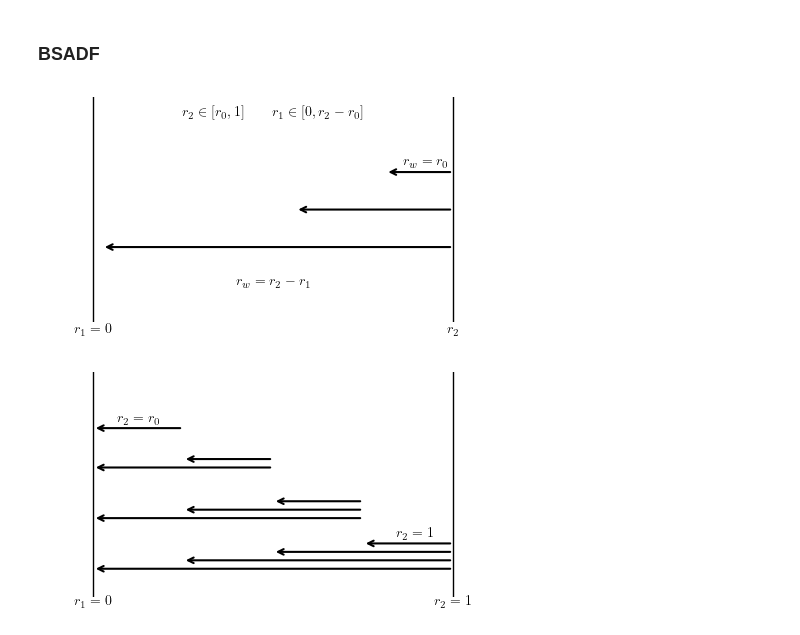
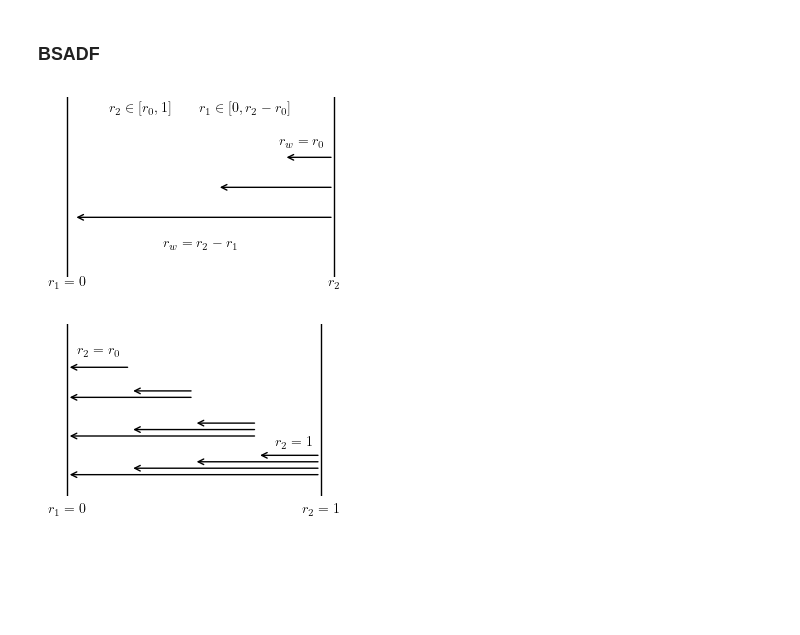
Before and after one commit to emilfriis/Bachelor, a Jupyter notebook: theoretical/methodology_diagrams.ipynb, the cells around one changed output. Drawn from its saved outputs; the diff is of its cells as text; code cells hidden in the pictures; blank space fills up the shorter version.

Commit message:
rettet figurer

```diff
--- a/theoretical/methodology_diagrams.ipynb
+++ b/theoretical/methodology_diagrams.ipynb
@@ -13,21 +13,18 @@ import matplotlib.pyplot as plt
 plt.rcParams['text.usetex'] = True
 plt.rcParams['font.family'] = 'serif'
 
-fig, ax = plt.subplots(figsize=(5, 3))
+fig, ax = plt.subplots(figsize=(3,2), constrained_layout=True)
 
-# Make axes fill more of the figure (less white space)
-plt.subplots_adjust(left=0.05, right=0.95, top=0.9, bottom=0.15)
+# Positions
+x_left = 1
+x_right = 9
 
-# Limits
-ax.set_xlim(0, 10)
+# Tight horizontal limits around the actual drawing area
+ax.set_xlim(x_left - 0.15, x_right + 0.15)
 ax.set_ylim(0, 6)
 
 # Remove axes
 ax.axis('off')
-
-# Positions
-x_left = 1
-x_right = 9
 
 # Draw vertical axes
 ax.plot([x_left, x_left], [0, 6], color='black', linewidth=1)
@@ -39,66 +36,62 @@ ax.text(x_right, -0.3, r"$r_2$", ha='center')
 
 # Top annotation
 ax.text(5, 5.5, r"$r_2 \in [r_0,1] \qquad r_1 \in [0, r_2 - r_0]$", ha='center')
 
 # Window positions (short → long)
 y_positions = [4, 3, 2]
 
 # Make longest window almost axis-to-axis
 starts = [7.5, 5.5, x_left + 0.2]
 
 # Draw arrows
 for y, start in zip(y_positions, starts):
     ax.annotate(
         "",
         xy=(start, y),
         xytext=(x_right, y),
-        arrowprops=dict(arrowstyle="->", color='black', linewidth=1.5)
+        arrowprops=dict(arrowstyle="->", color='black', linewidth=1)
     )
 
 # Label for shortest window (r_w = r_0)
 short_start = starts[0]
 short_end = x_right
 short_mid = (short_start + short_end) / 2
 
-ax.text(short_mid + 0.15, y_positions[0] + 0.2, r"$r_w = r_0$", ha='center')
+ax.text(short_mid - 0.2, y_positions[0] + 0.4, r"$r_w = r_0$", ha='center')
 
 # General window length label
 ax.text(5, 1, r"$r_w = r_2 - r_1$", ha='center')
 
 # Save
-plt.savefig("figures/bsadf_single_illustration.pdf", bbox_inches="tight")
-
+plt.savefig("figures/bsadf_single_illustration.pdf", bbox_inches="tight", pad_inches=0.02)
 plt.show()
 # %% [output]
-[figure, old version]
+[figure, new version]
 # %%
 # LaTeX font settings
 plt.rcParams['text.usetex'] = True
 plt.rcParams['font.family'] = 'serif'
 
-fig, ax = plt.subplots(figsize=(5, 3))
+fig, ax = plt.subplots(figsize=(3, 2), constrained_layout=True)
 
-# Reduce whitespace
-plt.subplots_adjust(left=0.05, right=0.95, top=0.9, bottom=0.15)
+# Positions
+x_left = 1
+x_right = 9
 
-# Limits
-ax.set_xlim(0, 10)
+# Tight horizontal limits around the actual drawing area
+ax.set_xlim(x_left - 0.15, x_right + 0.15)
 ax.set_ylim(0, 8)
 
 # Remove axes
 ax.axis('off')
-
-# Positions
-x_left = 1
-x_right = 9
 
 # Draw vertical axes
 ax.plot([x_left, x_left], [0, 8], color='black', linewidth=1)
 ax.plot([x_right, x_right], [0, 8], color='black', linewidth=1)
 
 # Axis labels
-ax.text(x_left, -0.3, r"$r_1 = 0$", ha='center')
-ax.text(x_right, -0.3, r"$r_2 = 1$", ha='center')
+ax.text(x_left, -0.8, r"$r_1 = 0$", ha='center')
+ax.text(x_right, -0.8, r"$r_2 = 1$", ha='center')
 
 # ---- Define r2 positions (4 iterations) ----
 r2_positions = [3, 5, 7, 9]  # [2.5, 4.5, 6.5, 9]  r2_positions = [3, 5, 7, 9]
@@ -115,11 +108,11 @@ for i, (x_r2, y_base) in enumerate(zip(r2_positions, y_groups)):
             "",
             xy=(x_left, y_base),
             xytext=(x_r2, y_base),
-            arrowprops=dict(arrowstyle="->", color='black', linewidth=1.5)
+            arrowprops=dict(arrowstyle="->", color='black', linewidth=1)
         )
 
         # Label r2 = r0
-        ax.text((x_left + x_r2)/2, y_base + 0.2, r"$r_2 = r_0$", ha='center')
+        ax.text((x_left + x_r2)/2, y_base + 0.6, r"$r_2 = r_0$", ha='center')
         continue
 
     # ---- OTHER ITERATIONS ----
@@ -136,17 +129,17 @@ for i, (x_r2, y_base) in enumerate(zip(r2_positions, y_groups)):
             "",
             xy=(start, y_base + 0.4 - j*0.3),
             xytext=(x_r2, y_base + 0.4 - j*0.3),
-            arrowprops=dict(arrowstyle="->", color='black', linewidth=1.5)
+            arrowprops=dict(arrowstyle="->", color='black', linewidth=1)
         )
 
     # Label r2 = 1 on last iteration (top arrow)
     if i == len(r2_positions) - 1:
         start_top = x_r2 - rw
-        ax.text((start_top + x_r2)/2 + 0.15, y_base + 0.6, r"$r_2 = 1$", ha='center')
+        ax.text((start_top + x_r2)/2 + 0.15, y_base + 0.8, r"$r_2 = 1$", ha='center')
 
 # Save
-plt.savefig("figures/bsadf_multiple_illustration.pdf", bbox_inches="tight")
+plt.savefig("figures/bsadf_multiple_illustration.pdf", bbox_inches="tight", pad_inches=0.02)
 
 plt.show()
 # %% [output]
-[figure, old version]
+[figure, new version]
```
Also changed, not shown: 6 other files.
